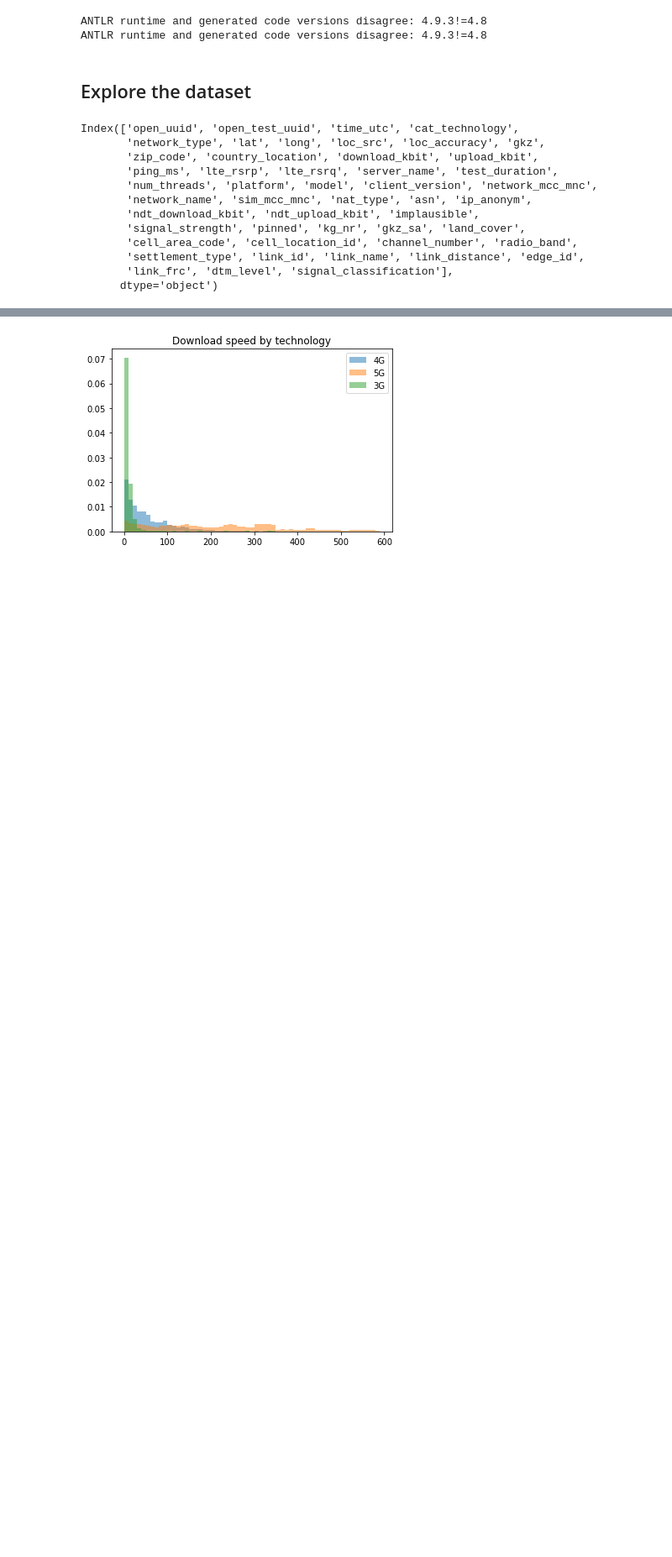
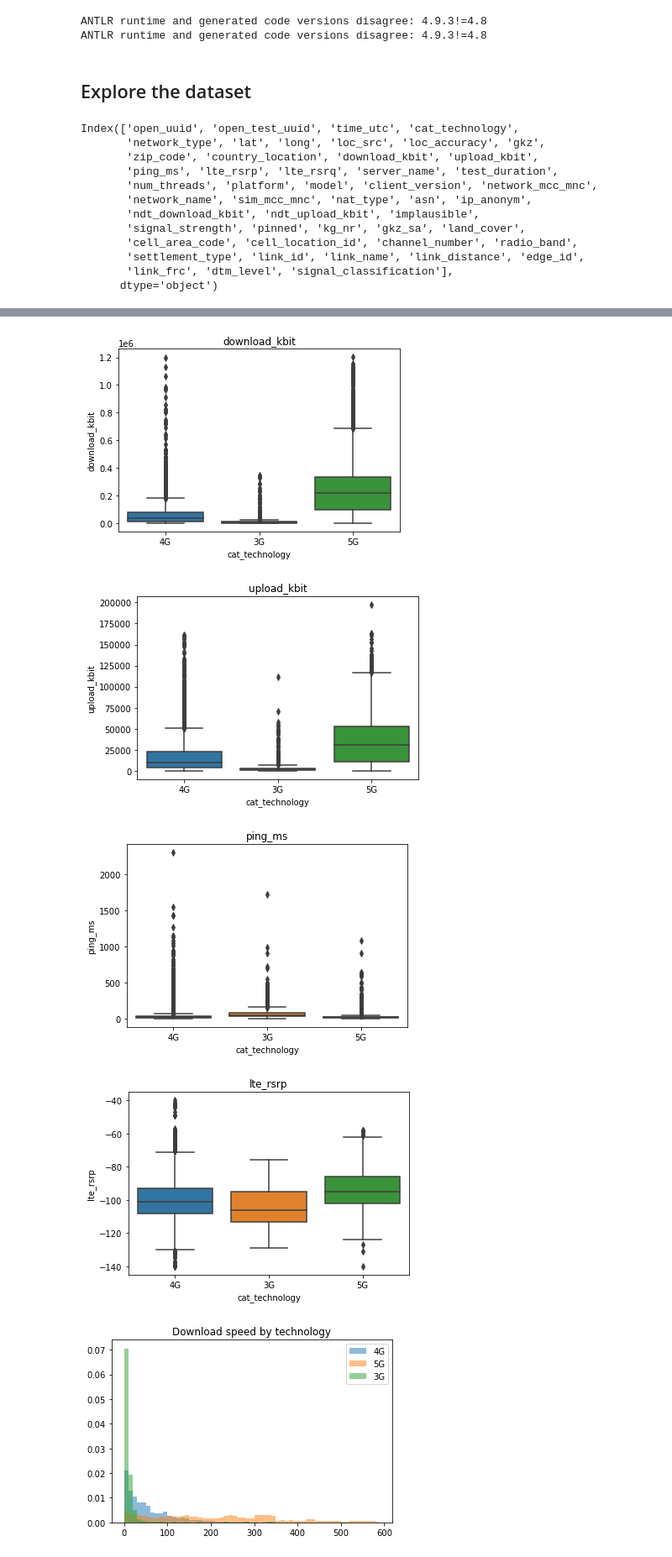
Before and after one commit to heckert/speedtest-classification, a Jupyter notebook: notebooks/01-explore.ipynb, the cells around one changed output, grey strips where cells are left out. Shown at 84% size. Drawn from its saved outputs; the diff is of its cells as text; code cells hidden in the pictures; blank space fills up the shorter version.

```diff
--- a/notebooks/01-explore.ipynb
+++ b/notebooks/01-explore.ipynb
@@ -56 +122,11 @@ Index(['open_uuid', 'open_test_uuid', 'time_utc', 'cat_technology',
+# %%
+for metric in ['download_kbit', 'upload_kbit', 'ping_ms', 'lte_rsrp']:
+    sns.boxplot(x='cat_technology', y=metric, data=df[filter_])
+    plt.title(metric)
+    plt.show()
+# %% [output]
+[figure, added]
+[figure, added]
+[figure, added]
+[figure, added]
 # %%
```
Also changed, not shown: parts of 9 cells of this notebook, 6 other files.
